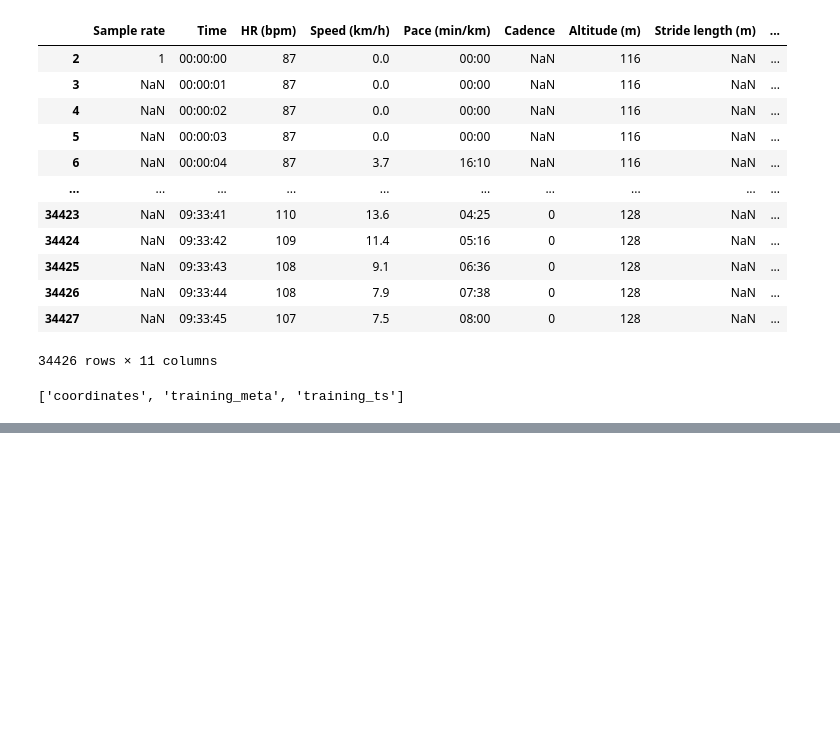
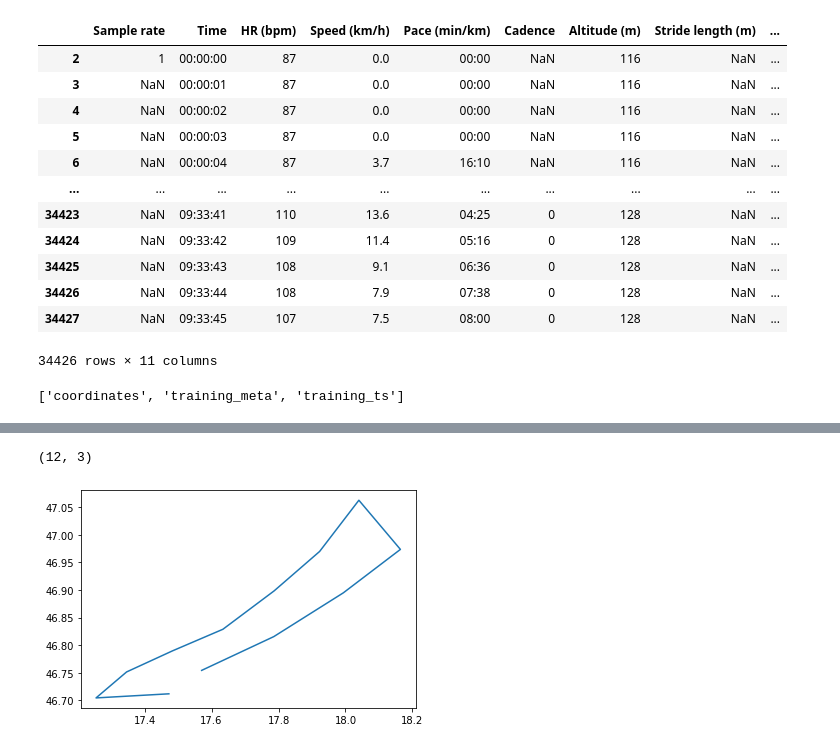
Before and after one commit to andr3wbp/bike_ride_analytics_2021, a Jupyter notebook: Lake_Balaton_bike_ride_2021.ipynb, the cells around one changed output, grey strips where cells are left out. Drawn from its saved outputs; the diff is of its cells as text; code cells hidden in the pictures; blank space fills up the shorter version.

```diff
--- a/Lake_Balaton_bike_ride_2021.ipynb
+++ b/Lake_Balaton_bike_ride_2021.ipynb
@@ -173,0 +249,8 @@ plt.plot(coordinates['longitude'], coordinates['latitude'])
+# %%
+# insane file size reduction
+x = keep_every_nth_row(coordinates, 3000)
+plt.plot(x['longitude'], x['latitude'])
+print(x.shape)
+# %% [output]
+(12, 3)
+[figure, added]
```
Also changed, not shown: parts of 10 cells of this notebook, 2 other files.
